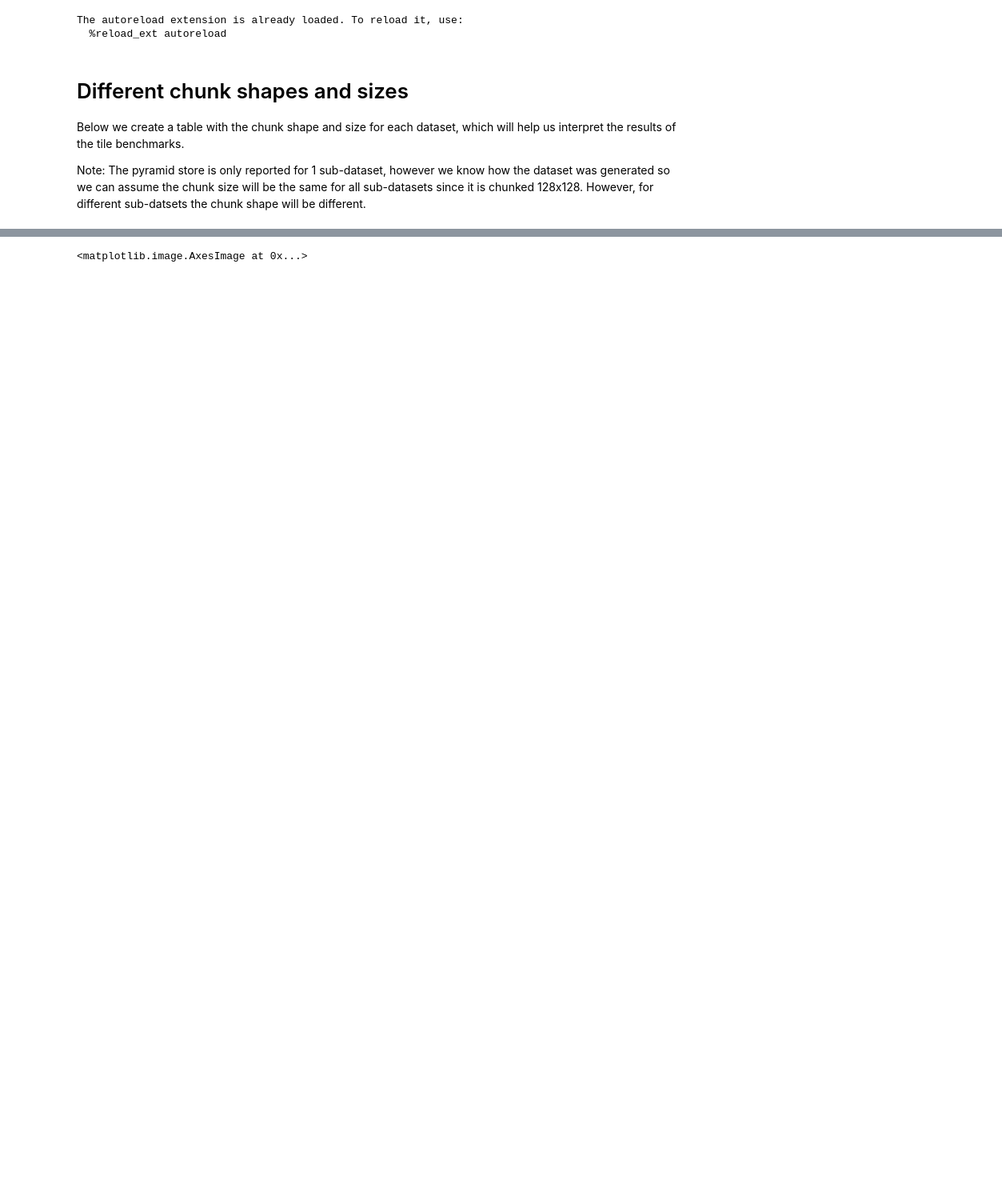
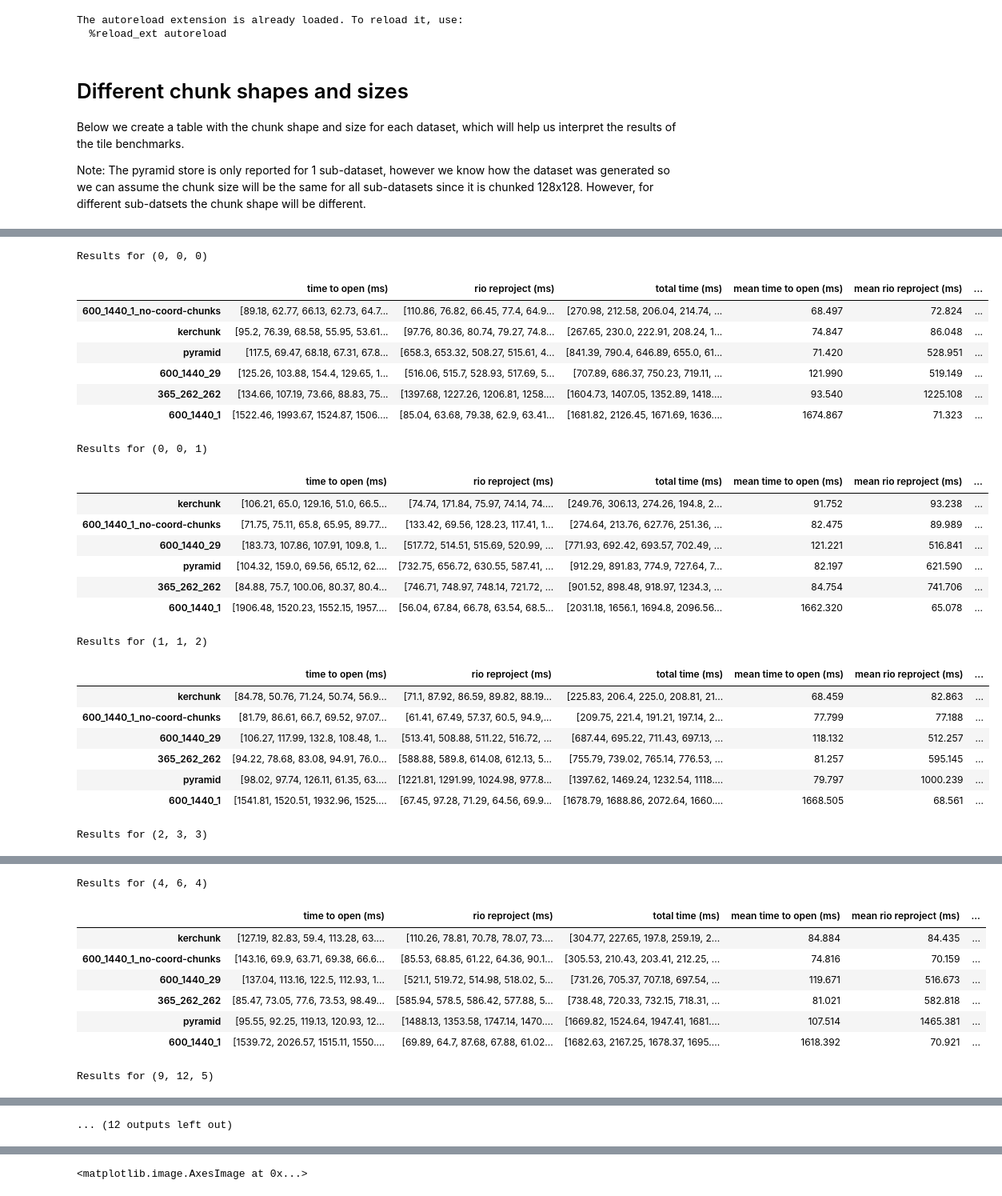
Before and after one commit to developmentseed/tile-benchmarking, a Jupyter notebook: profiling/profile.ipynb, the cells around one changed output, grey strips where cells are left out. Shown at 80% size. Saved outputs shown, nothing was run; the diff lists cells and outputs as text; code cells hidden in the pictures; blank space fills up the shorter version.

Commit message:
Updated results

```diff
--- a/profiling/profile.ipynb
+++ b/profiling/profile.ipynb
@@ -341,13 +341,39 @@ for xyz_tile in xyz_tiles:
 # %%
 # Add the 0, 0, 0 tile result to the datastores_df
 datasets_with_results = datastores_df.copy()
 column = 'mean total time (ms)'
 
 for xyz_tile in xyz_tiles:
-    # print(f"Results for {xyz_tile}")
+    print(f"Results for {xyz_tile}")
     df = pd.DataFrame.from_dict(results_df[xyz_tile], orient='index')
     if xyz_tile == xyz_tiles[0] or xyz_tile == xyz_tiles[-1]:
         join_df = pd.DataFrame()
         join_df[f"{column} {xyz_tile}"] = df[[column]]
         datasets_with_results = datasets_with_results.join(join_df)
-    # display(df.sort_values('mean total time (ms)')); print();
+    display(df.sort_values('mean total time (ms)')); print();
+# %% [output]
+Results for (0, 0, 0)
+|  | time to open (ms) | rio reproject (ms) | total time (ms) | mean time to open (ms) | mean rio reproject (ms) | ... |
+| 600_1440_1_no-coord-chunks | [89.18, 62.77, 66.13, 62.73, 64.7... | [110.86, 76.82, 66.45, 77.4, 64.9... | [270.98, 212.58, 206.04, 214.74, ... | 68.497 | 72.824 | ... |
+| kerchunk | [95.2, 76.39, 68.58, 55.95, 53.61... | [97.76, 80.36, 80.74, 79.27, 74.8... | [267.65, 230.0, 222.91, 208.24, 1... | 74.847 | 86.048 | ... |
+| pyramid | [117.5, 69.47, 68.18, 67.31, 67.8... | [658.3, 653.32, 508.27, 515.61, 4... | [841.39, 790.4, 646.89, 655.0, 61... | 71.420 | 528.951 | ... |
+| 600_1440_29 | [125.26, 103.88, 154.4, 129.65, 1... | [516.06, 515.7, 528.93, 517.69, 5... | [707.89, 686.37, 750.23, 719.11, ... | 121.990 | 519.149 | ... |
+| 365_262_262 | [134.66, 107.19, 73.66, 88.83, 75... | [1397.68, 1227.26, 1206.81, 1258.... | [1604.73, 1407.05, 1352.89, 1418.... | 93.540 | 1225.108 | ... |
+| 600_1440_1 | [1522.46, 1993.67, 1524.87, 1506.... | [85.04, 63.68, 79.38, 62.9, 63.41... | [1681.82, 2126.45, 1671.69, 1636.... | 1674.867 | 71.323 | ... |
+Results for (0, 0, 1)
+|  | time to open (ms) | rio reproject (ms) | total time (ms) | mean time to open (ms) | mean rio reproject (ms) | ... |
+| kerchunk | [106.21, 65.0, 129.16, 51.0, 66.5... | [74.74, 171.84, 75.97, 74.14, 74.... | [249.76, 306.13, 274.26, 194.8, 2... | 91.752 | 93.238 | ... |
+| 600_1440_1_no-coord-chunks | [71.75, 75.11, 65.8, 65.95, 89.77... | [133.42, 69.56, 128.23, 117.41, 1... | [274.64, 213.76, 627.76, 251.36, ... | 82.475 | 89.989 | ... |
+| 600_1440_29 | [183.73, 107.86, 107.91, 109.8, 1... | [517.72, 514.51, 515.69, 520.99, ... | [771.93, 692.42, 693.57, 702.49, ... | 121.221 | 516.841 | ... |
+| pyramid | [104.32, 159.0, 69.56, 65.12, 62.... | [732.75, 656.72, 630.55, 587.41, ... | [912.29, 891.83, 774.9, 727.64, 7... | 82.197 | 621.590 | ... |
+| 365_262_262 | [84.88, 75.7, 100.06, 80.37, 80.4... | [746.71, 748.97, 748.14, 721.72, ... | [901.52, 898.48, 918.97, 1234.3, ... | 84.754 | 741.706 | ... |
+| 600_1440_1 | [1906.48, 1520.23, 1552.15, 1957.... | [56.04, 67.84, 66.78, 63.54, 68.5... | [2031.18, 1656.1, 1694.8, 2096.56... | 1662.320 | 65.078 | ... |
+Results for (1, 1, 2)
+|  | time to open (ms) | rio reproject (ms) | total time (ms) | mean time to open (ms) | mean rio reproject (ms) | ... |
+| kerchunk | [84.78, 50.76, 71.24, 50.74, 56.9... | [71.1, 87.92, 86.59, 89.82, 88.19... | [225.83, 206.4, 225.0, 208.81, 21... | 68.459 | 82.863 | ... |
+| 600_1440_1_no-coord-chunks | [81.79, 86.61, 66.7, 69.52, 97.07... | [61.41, 67.49, 57.37, 60.5, 94.9,... | [209.75, 221.4, 191.21, 197.14, 2... | 77.799 | 77.188 | ... |
+| 600_1440_29 | [106.27, 117.99, 132.8, 108.48, 1... | [513.41, 508.88, 511.22, 516.72, ... | [687.44, 695.22, 711.43, 697.13, ... | 118.132 | 512.257 | ... |
+| 365_262_262 | [94.22, 78.68, 83.08, 94.91, 76.0... | [588.88, 589.8, 614.08, 612.13, 5... | [755.79, 739.02, 765.14, 776.53, ... | 81.257 | 595.145 | ... |
+| pyramid | [98.02, 97.74, 126.11, 61.35, 63.... | [1221.81, 1291.99, 1024.98, 977.8... | [1397.62, 1469.24, 1232.54, 1118.... | 79.797 | 1000.239 | ... |
+| 600_1440_1 | [1541.81, 1520.51, 1932.96, 1525.... | [67.45, 97.28, 71.29, 64.56, 69.9... | [1678.79, 1688.86, 2072.64, 1660.... | 1668.505 | 68.561 | ... |
+Results for (2, 3, 3)
@@ -353,0 +387,9 @@ for xyz_tile in xyz_tiles:
+Results for (4, 6, 4)
+|  | time to open (ms) | rio reproject (ms) | total time (ms) | mean time to open (ms) | mean rio reproject (ms) | ... |
+| kerchunk | [127.19, 82.83, 59.4, 113.28, 63.... | [110.26, 78.81, 70.78, 78.07, 73.... | [304.77, 227.65, 197.8, 259.19, 2... | 84.884 | 84.435 | ... |
+| 600_1440_1_no-coord-chunks | [143.16, 69.9, 63.71, 69.38, 66.6... | [85.53, 68.85, 61.22, 64.36, 90.1... | [305.53, 210.43, 203.41, 212.25, ... | 74.816 | 70.159 | ... |
+| 600_1440_29 | [137.04, 113.16, 122.5, 112.93, 1... | [521.1, 519.72, 514.98, 518.02, 5... | [731.26, 705.37, 707.18, 697.54, ... | 119.671 | 516.673 | ... |
+| 365_262_262 | [85.47, 73.05, 77.6, 73.53, 98.49... | [585.94, 578.5, 586.42, 577.88, 5... | [738.48, 720.33, 732.15, 718.31, ... | 81.021 | 582.818 | ... |
+| pyramid | [95.55, 92.25, 119.13, 120.93, 12... | [1488.13, 1353.58, 1747.14, 1470.... | [1669.82, 1524.64, 1947.41, 1681.... | 107.514 | 1465.381 | ... |
+| 600_1440_1 | [1539.72, 2026.57, 1515.11, 1550.... | [69.89, 64.7, 87.68, 67.88, 61.02... | [1682.63, 2167.25, 1678.37, 1695.... | 1618.392 | 70.921 | ... |
+Results for (9, 12, 5)
@@ -354,3 +403,4 @@ for xyz_tile in xyz_tiles:
+... (12 outputs left out)
 # %%
 datasets_with_results
 # %% [output]
```
Also changed, not shown: parts of 3 cells of this notebook, 2 other files.
